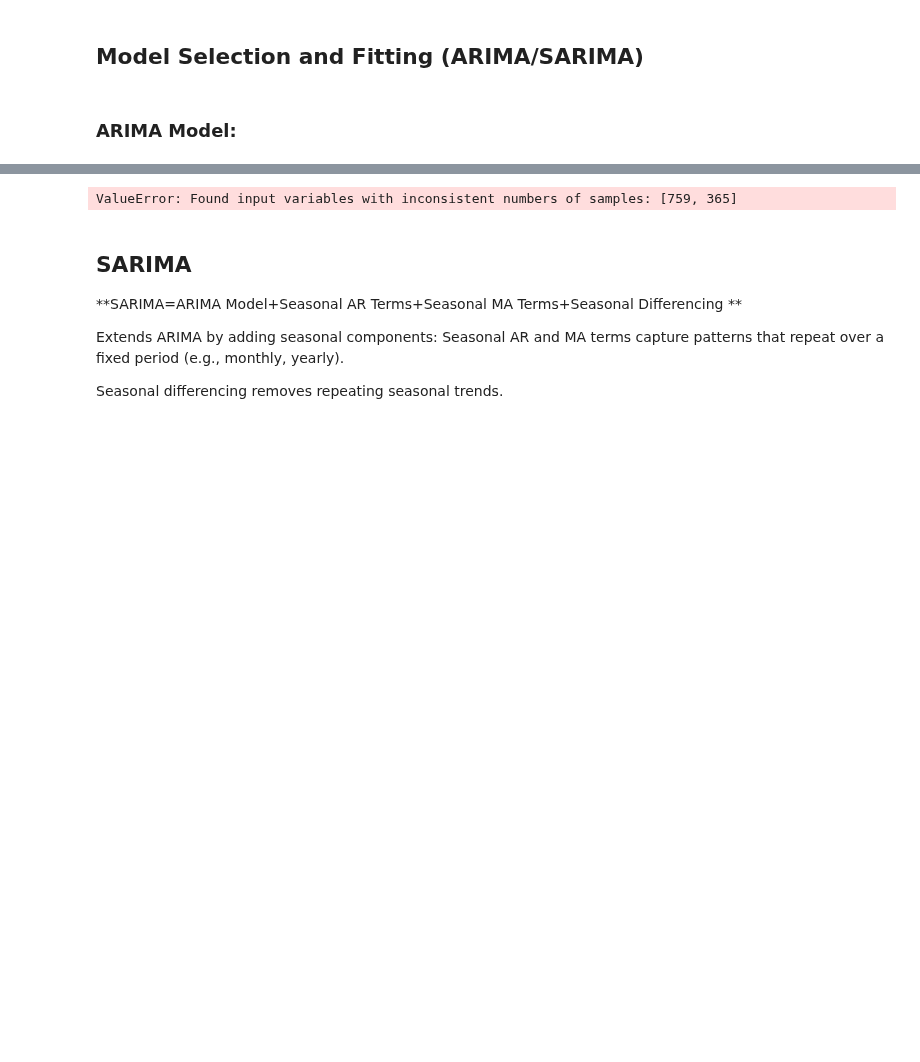
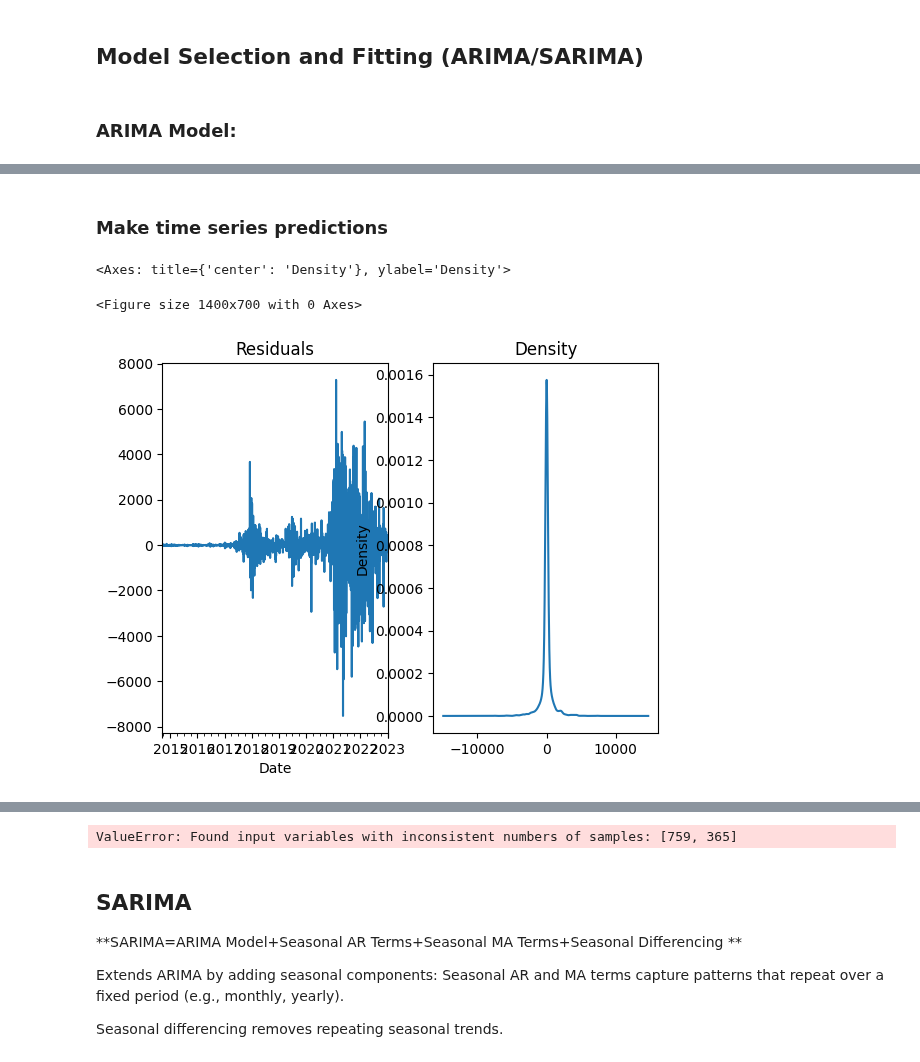
Before and after one commit to bonareri/Cryptocurrency-Price-Prediction-, a Jupyter notebook: arima_sarima_model.ipynb, the cells around one changed output, grey strips where cells are left out. Cells and saved outputs as stored; diff of their text form; code cells hidden in the pictures; blank space fills up the shorter version.

```diff
--- a/arima_sarima_model.ipynb
+++ b/arima_sarima_model.ipynb
@@ -323,0 +325,12 @@ df.tail()
+# %% [markdown]
+### Make time series predictions
+# %%
+plt.figure(figsize=(14, 7))
+residuals = model_fit.resid[1:]
+fig, ax = plt.subplots(1,2)
+residuals.plot(title='Residuals', ax=ax[0])
+residuals.plot(title='Density', kind='kde', ax=ax[1])
+# %% [output]
+<Axes: title={'center': 'Density'}, ylabel='Density'>
+<Figure size 1400x700 with 0 Axes>
+[figure, added]
```
Also changed, not shown: parts of 20 cells of this notebook.
